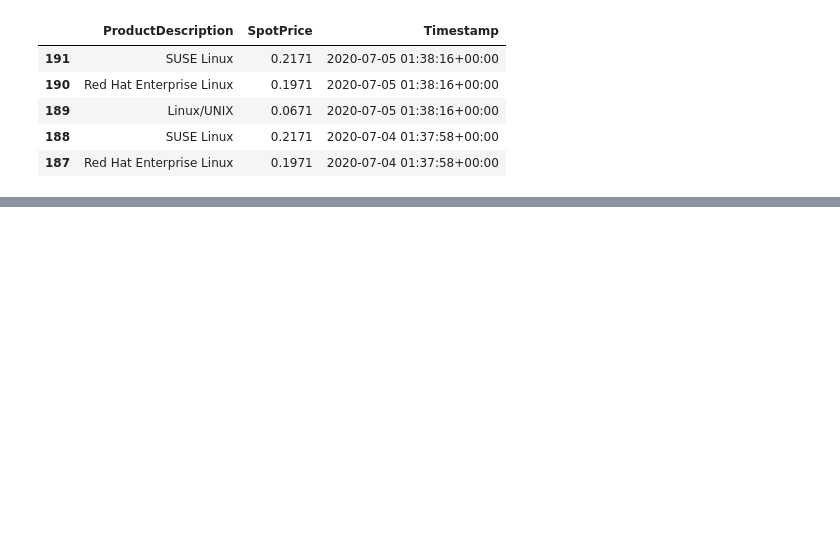
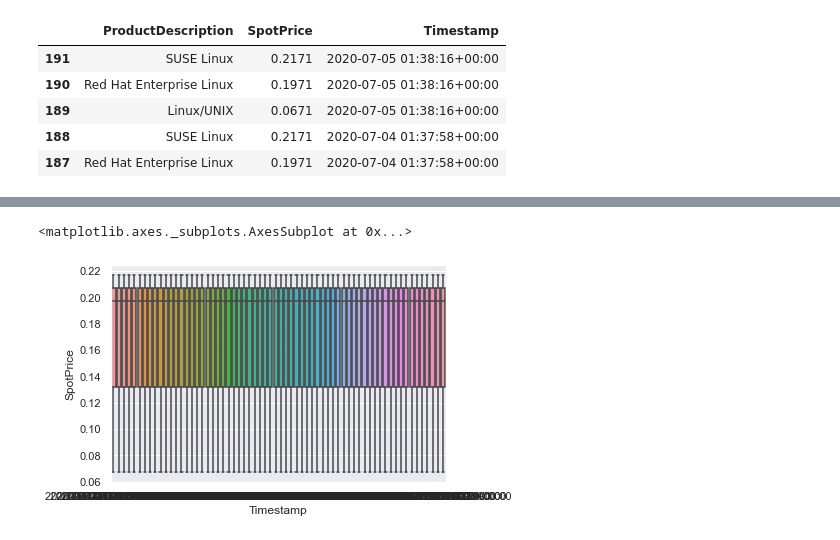
Before and after one commit to davestroud/AWS_Spot_Research, a Jupyter notebook: LSTM/main.ipynb, the cells around one changed output, grey strips where cells are left out. Cells and saved outputs as stored; diff of their text form; code cells hidden in the pictures; blank space fills up the shorter version.

```diff
--- a/LSTM/main.ipynb
+++ b/LSTM/main.ipynb
@@ -15,0 +60,5 @@ data.head()
+# %%
+sns.boxplot(x,y,data=data)
+# %% [output]
+<matplotlib.axes._subplots.AxesSubplot at 0x...>
+[figure, added]
```
Also changed, not shown: parts of 8 cells of this notebook, 7 other files.
